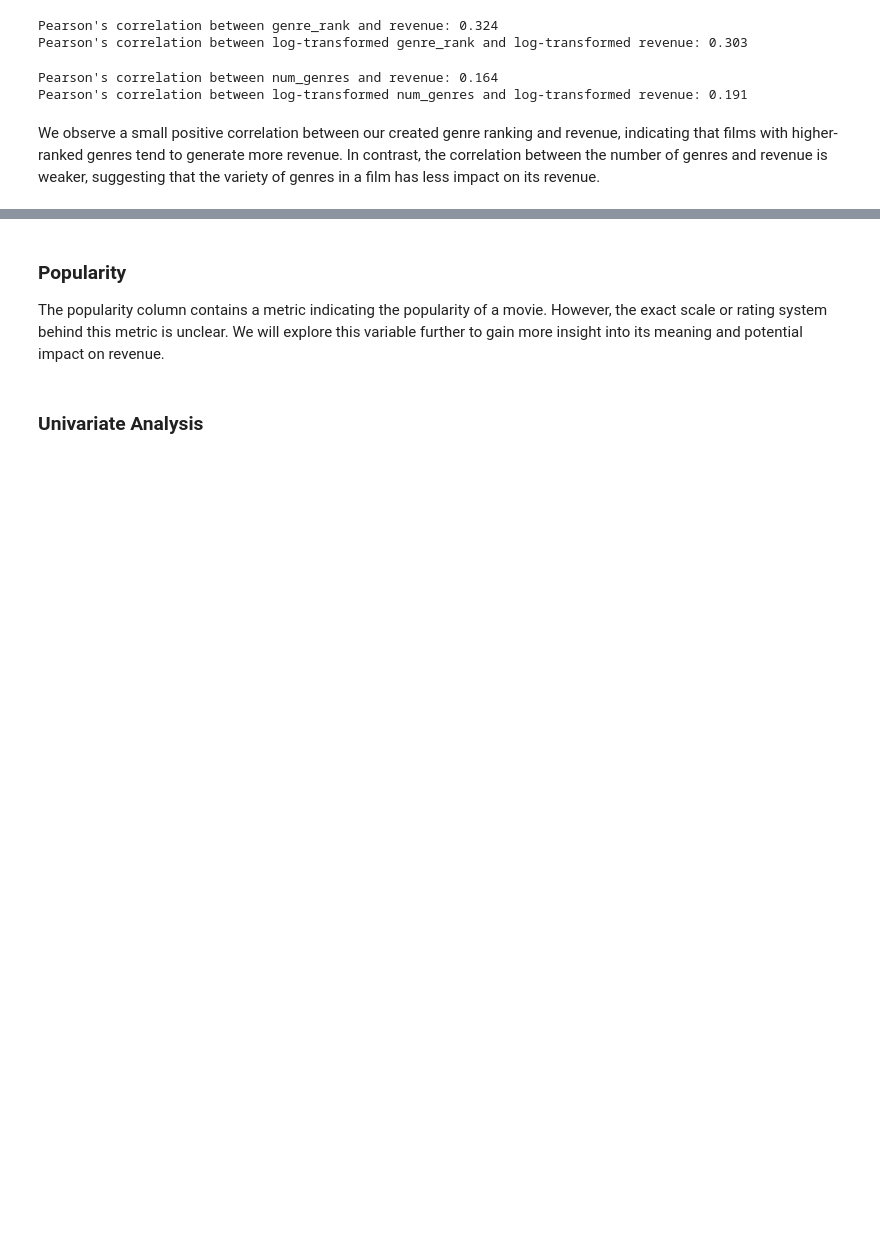
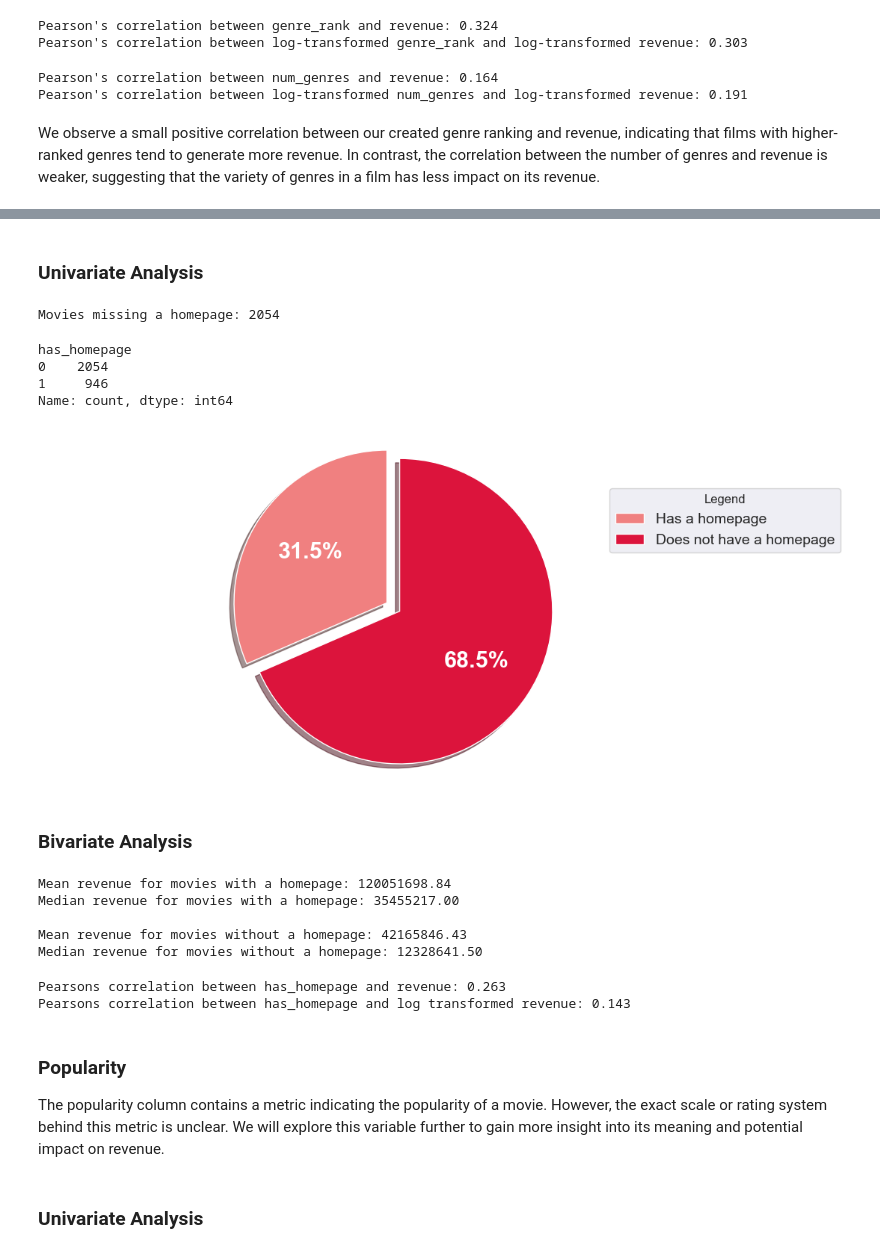
Before and after one commit to avashshresthaa/Movie-Box-Office-Revenue-Prediction, a Jupyter notebook: Final Project.ipynb, the cells around one changed output, grey strips where cells are left out. Drawn from its saved outputs; the diff is of its cells as text; code cells hidden in the pictures; blank space fills up the shorter version.

```diff
--- a/Final Project.ipynb
+++ b/Final Project.ipynb
@@ -733,0 +762,57 @@ We observe a small positive correlation between our created genre ranking and re
+# %% [markdown]
+### Univariate Analysis
+# %%
+# Check for missing values in the homepage column
+print('Movies missing a homepage:', train.homepage.isna().sum())
+# %% [output]
+Movies missing a homepage: 2054
+# %%
+#Creating new column
+train['has_homepage'] = train.homepage.apply(lambda x: 0 if pd.isnull(x) else 1)
+test['has_homepage'] = test.homepage.apply(lambda x: 0 if pd.isnull(x) else 1)
+train['has_homepage'].value_counts()
+# %% [output]
+has_homepage
+0    2054
+1     946
+Name: count, dtype: int64
+# %%
+# Plotting the distribution of movies with and without a homepage
+labels = 'Has a homepage', 'Does not have a homepage'
+
+# Count the number of movies with and without a homepage
+btc_1 = [sum(train.has_homepage), (train.has_homepage == 0).sum(axis=0)]
+explode = (0.1, 0)  # Highlight the 'Has a homepage' section
+
+colors = ['lightcoral', 'crimson']  # Define colors for the pie chart
+
+# Create the pie chart
+fig, ax = plt.subplots()
+ax.pie(btc_1, explode=explode, autopct='%1.1f%%', shadow=True, startangle=90, colors=colors,
+       textprops={'color': "w", 'fontsize': 22, 'weight': "bold"})
+ax.axis('equal')  # Equal aspect ratio ensures the pie chart is circular
+
+# Add a legend
+ax.legend(labels,
+          title="Legend",
+          loc="center left",
+          fontsize=14,
+          bbox_to_anchor=(0.8, 0.25, 0.5, 1))
+
+plt.show()  # Display the plot
+# %% [output]
+[figure, added]
+# %% [markdown]
+### Bivariate Analysis
+# %%
+print("Mean revenue for movies with a homepage: %.2f" % train.loc[train['has_homepage'] == 1, "revenue"].mean())
+print("Median revenue for movies with a homepage: %.2f" % train.loc[train['has_homepage'] == 1, "revenue"].median())
+print()
+print("Mean revenue for movies without a homepage: %.2f" % train.loc[train['has_homepage'] == 0, "revenue"].mean())
+print("Median revenue for movies without a homepage: %.2f" % train.loc[train['has_homepage'] == 0, "revenue"].median())
+# %% [output]
+Mean revenue for movies with a homepage: 120051698.84
+Median revenue for movies with a homepage: 35455217.00
+
+Mean revenue for movies without a homepage: 42165846.43
+Median revenue for movies without a homepage: 12328641.50
@@ -734,3 +821,12 @@ We observe a small positive correlation between our created genre ranking and re
+# %%
+
+corr, _ = pearsonr(train['has_homepage'], train['revenue'])
+print('Pearsons correlation between has_homepage and revenue: %.3f' % corr)
+corr, _ = pearsonr(train['has_homepage'], np.log1p(train['revenue']))
+print('Pearsons correlation between has_homepage and log transformed revenue: %.3f' % corr)
+# %% [output]
+Pearsons correlation between has_homepage and revenue: 0.263
+Pearsons correlation between has_homepage and log transformed revenue: 0.143
 # %% [markdown]
 ### Popularity
 The popularity column contains a metric indicating the popularity of a movie. However, the exact scale or rating system behind this metric is unclear. We will explore this variable further to gain more insight into its meaning and potential impact on revenue.
```
Also changed, not shown: parts of 92 cells of this notebook.
